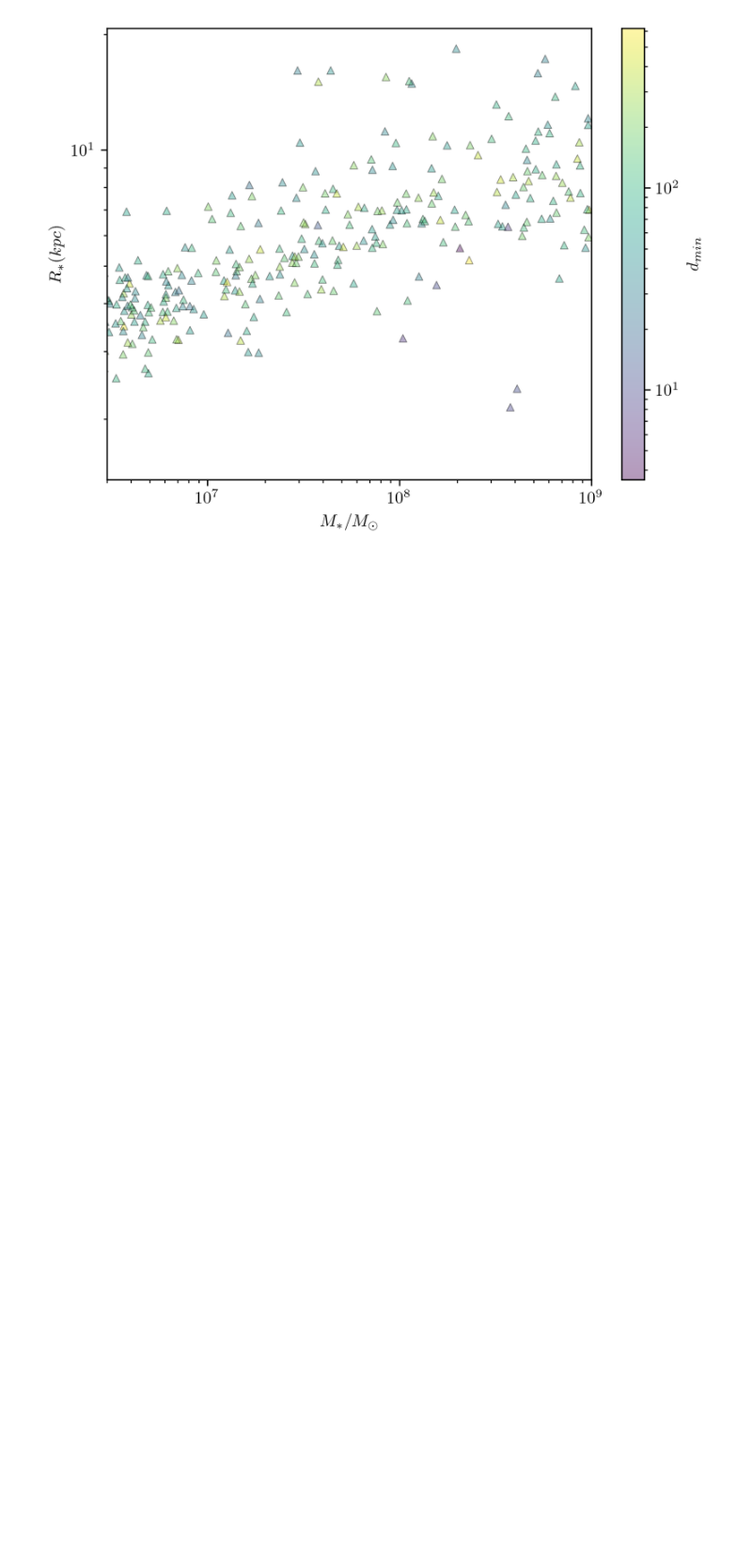
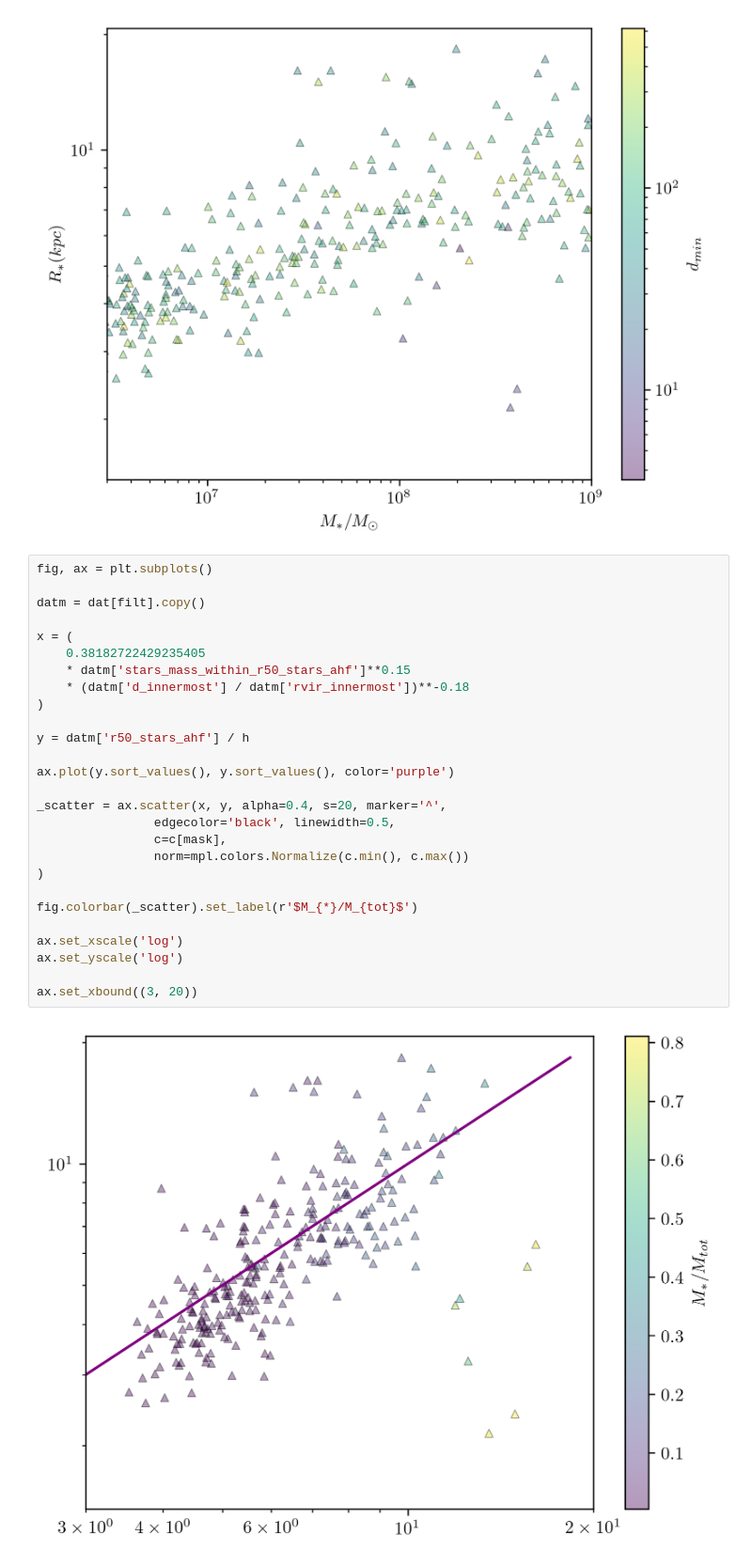
Before and after one commit to mkzeender/thesis, a Jupyter notebook: flyby.ipynb, the cells around one changed output. Shown at 94% size. Cells and saved outputs as stored; diff of their text form; blank space fills up the shorter version.

```diff
--- a/flyby.ipynb
+++ b/flyby.ipynb
@@ -337,3 +343,32 @@ _m = ax.scatter(x, y, alpha=0.4, s=20, marker='^',
 fig.colorbar(_m, ax=ax).set_label(r'$d_{min}$')
 # %% [output]
 [figure]
+# %%
+fig, ax = plt.subplots()
+
+datm = dat[filt].copy()
+
+x = (
+    0.38182722429235405
+    * datm['stars_mass_within_r50_stars_ahf']**0.15
+    * (datm['d_innermost'] / datm['rvir_innermost'])**-0.18
+)
+
+y = datm['r50_stars_ahf'] / h
+
+ax.plot(y.sort_values(), y.sort_values(), color='purple')
+
+_scatter = ax.scatter(x, y, alpha=0.4, s=20, marker='^',
+                edgecolor='black', linewidth=0.5,
+                c=c[mask],
+                norm=mpl.colors.Normalize(c.min(), c.max())
+)
+
+fig.colorbar(_scatter).set_label(r'$M_{*}/M_{tot}$')
+
+ax.set_xscale('log')
+ax.set_yscale('log')
+
+ax.set_xbound((3, 20))
+# %% [output]
+[figure, added]
```
Also changed, not shown: parts of 2 cells of this notebook, 9 other files.
